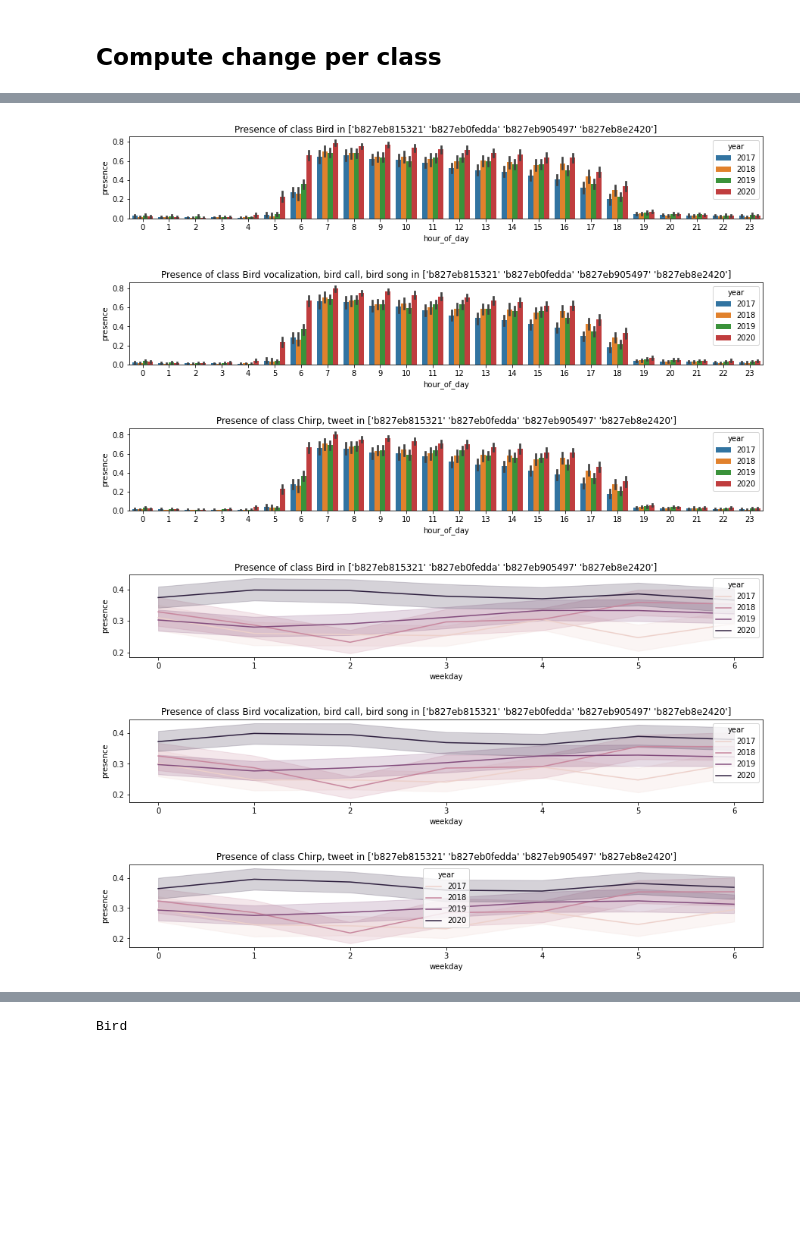
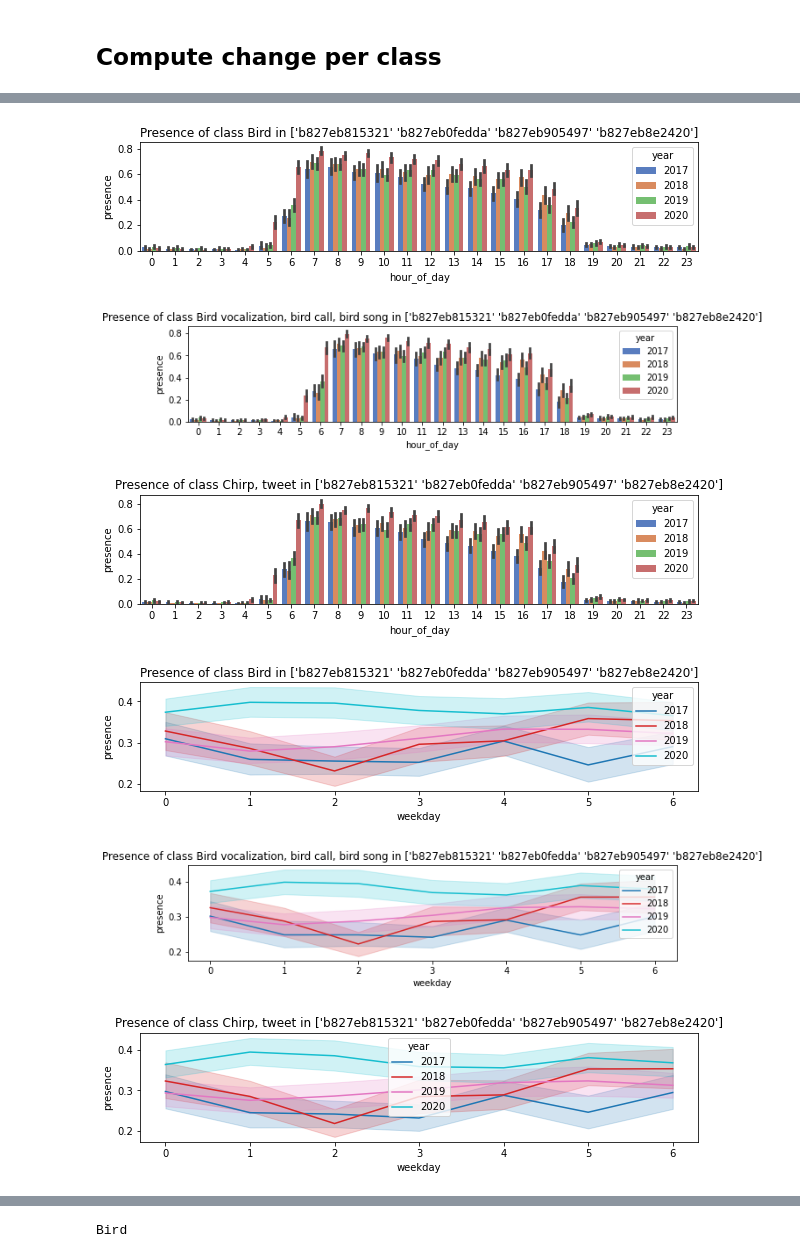
Before and after one commit to mt4426/Project, a Jupyter notebook: birds_analysis.ipynb, the cells around one changed output, grey strips where cells are left out. Cells and saved outputs as stored; diff of their text form; code cells hidden in the pictures; blank space fills up the shorter version.

Commit message:
Plots color changes and update

```diff
--- a/birds_analysis.ipynb
+++ b/birds_analysis.ipynb
@@ -319,0 +343,13 @@ for sound_class in df['sound_class'].unique():
+# %%
+#for sound_class in df['sound_class'].unique():
+#     for year in _df['year'].unique():
+sound_class='Bird'
+_df_perclass = df[df['sound_class']==sound_class]
+_df_perclass = compute_presence(_df_perclass, quick_ths)
+_df_perclass['presence_min'] = _df_perclass['presence']*60
+plt.figure(figsize=(10,2))
+plt.xlabel("Hour of Day (0-24)")
+plt.ylabel("Presence min / hour")
+sns.lineplot(data=_df_perclass, x='hour_of_day', y='presence_min', hue='year', palette= myBipalette_line)
+plt.title(f"Presence of Birds in Washington Sq. Park")
+plt.show()
@@ -320,27 +358,27 @@ for sound_class in df['sound_class'].unique():
 # %%
 for sound_class in df['sound_class'].unique():
 #     for year in _df['year'].unique():
     _df_perclass = df[df['sound_class']==sound_class]
     _df_perclass = compute_presence(_df_perclass, quick_ths)
-    plt.figure(figsize=(15,2))
-    sns.barplot(data=_df_perclass, x='hour_of_day', y='presence', hue='year')
+    plt.figure(figsize=(10,2))
+    sns.barplot(data=_df_perclass, x='hour_of_day', y='presence', hue='year', palette=sns.color_palette("muted"))
     plt.title(f"Presence of class {sound_class} in {df['sensor_id'].unique()}")
     plt.show()
 # %% [output]
-[figure, old version]
+[figure, new version]
-[figure, old version]
+[figure, new version]
-[figure, old version]
+[figure, new version]
 # %%
 for sound_class in df['sound_class'].unique():
 #     for year in _df['year'].unique():
     _df_perclass = df[df['sound_class']==sound_class]
     _df_perclass = compute_presence(_df_perclass, quick_ths)
-    plt.figure(figsize=(15,2))
-    sns.lineplot(data=_df_perclass, x='weekday', y='presence', hue='year')
+    plt.figure(figsize=(10,2))
+    sns.lineplot(data=_df_perclass, x='weekday', y='presence', hue='year', palette=sns.color_palette("tab10", as_cmap=True))
     plt.title(f"Presence of class {sound_class} in {df['sensor_id'].unique()}")
     plt.show()
 # %% [output]
-[figure, old version]
+[figure, new version]
-[figure, old version]
+[figure, new version]
-[figure, old version]
+[figure, new version]
 # %%
```
Also changed, not shown: parts of 56 cells of this notebook.
